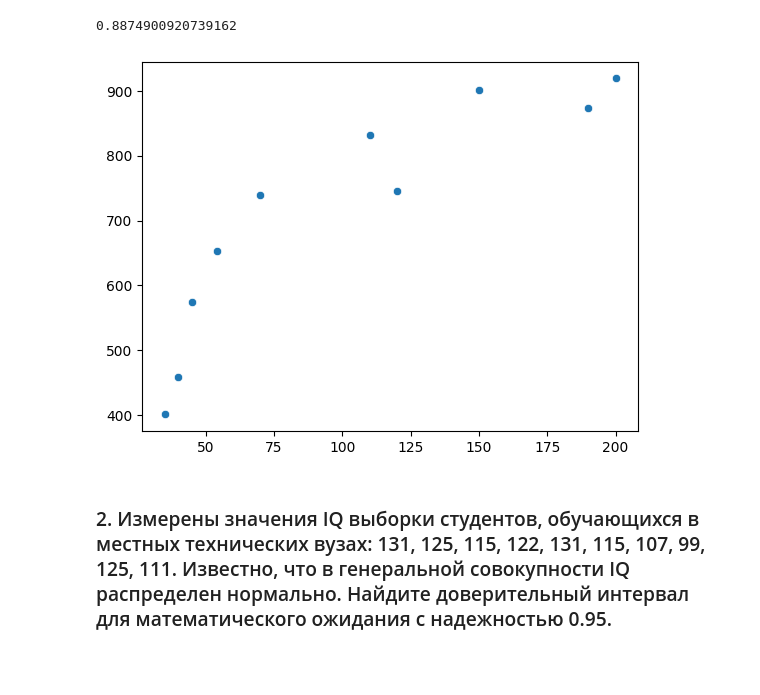
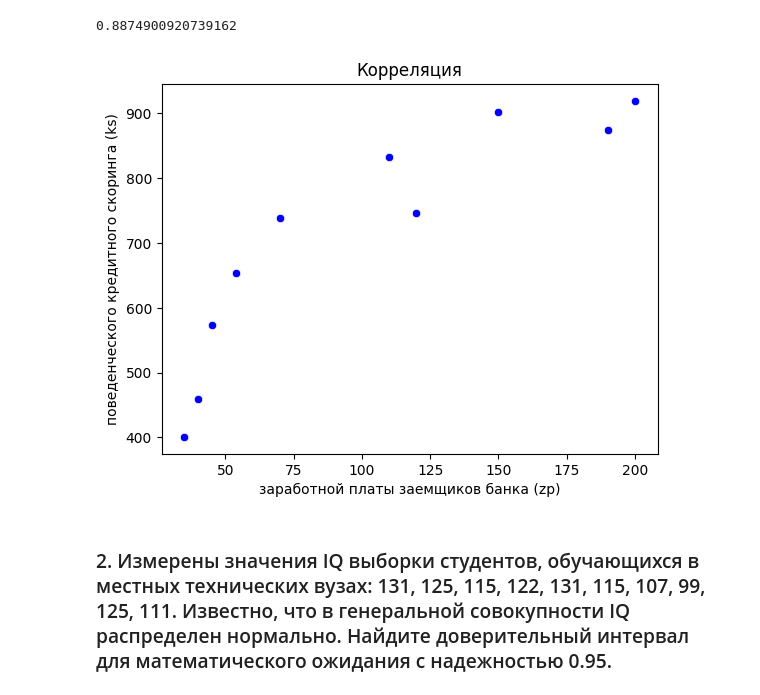
Before and after one commit to RomanKhaykichev/Probability-theory-Math-statistic, a Jupyter notebook: Task_8. Корреляционный анализ.ipynb, the cells around one changed output. Drawn from its saved outputs; the diff is of its cells as text; code cells hidden in the pictures; blank space fills up the shorter version.

```diff
--- a/Task_8. Корреляционный анализ.ipynb
+++ b/Task_8. Корреляционный анализ.ipynb
@@ -40,10 +39,14 @@ df.corr()
 pd.Series(zp).corr(pd.Series(ks))
 # %% [output]
 0.8874900920739162
-# %%
-sns.scatterplot(x=zp, y=ks);
-# %% [output]
-[figure, removed]
+# %%
+fig = sns.scatterplot(x=zp, y=ks, color = "blue")
+
+fig.set_title("Корреляция")
+fig.set_xlabel("заработной платы заемщиков банка (zp)")
+fig.set_ylabel("поведенческого кредитного скоринга (ks)");
+# %% [output]
+[figure, added]
 # %% [markdown]
 ### 2. Измерены значения IQ выборки студентов, обучающихся в местных технических вузах: 131, 125, 115, 122, 131, 115, 107, 99, 125, 111. Известно, что в генеральной совокупности IQ распределен нормально. Найдите доверительный интервал для математического ожидания с надежностью 0.95.
 # %% [markdown]
```
Also changed, not shown: parts of 1 cell of this notebook.
